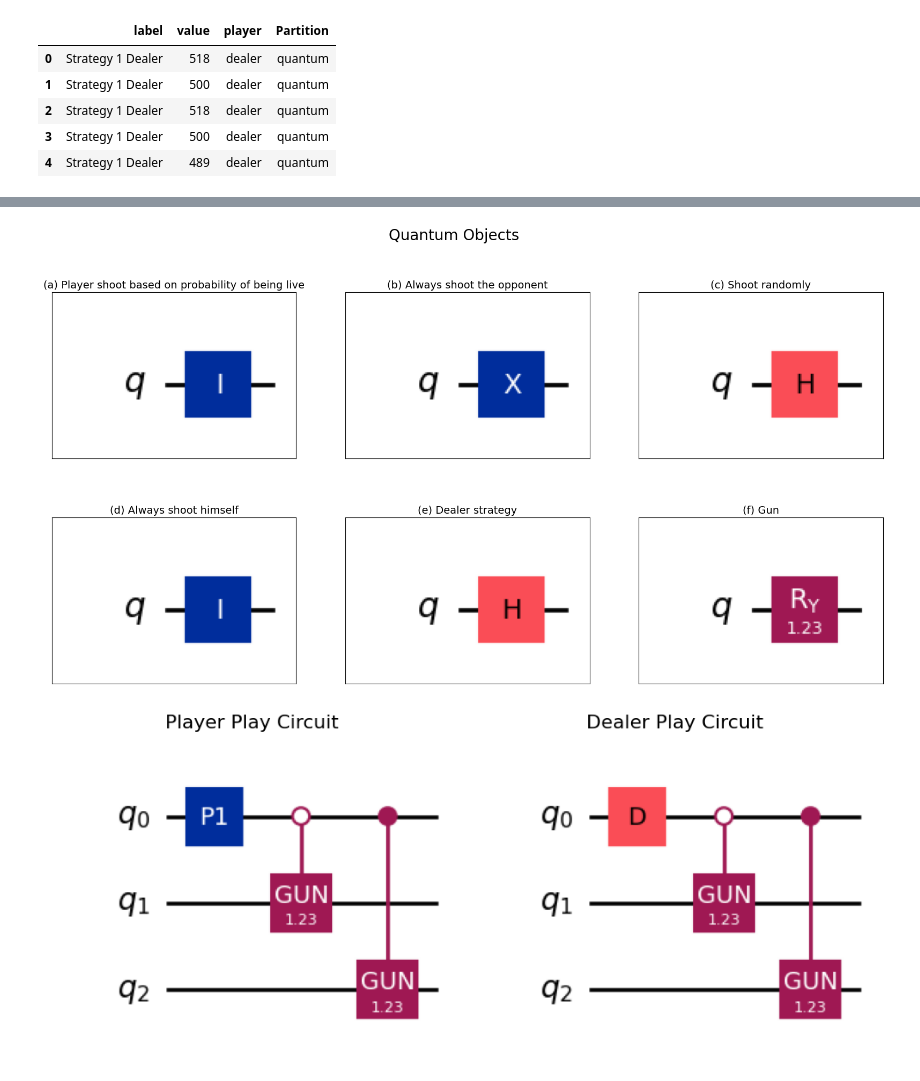
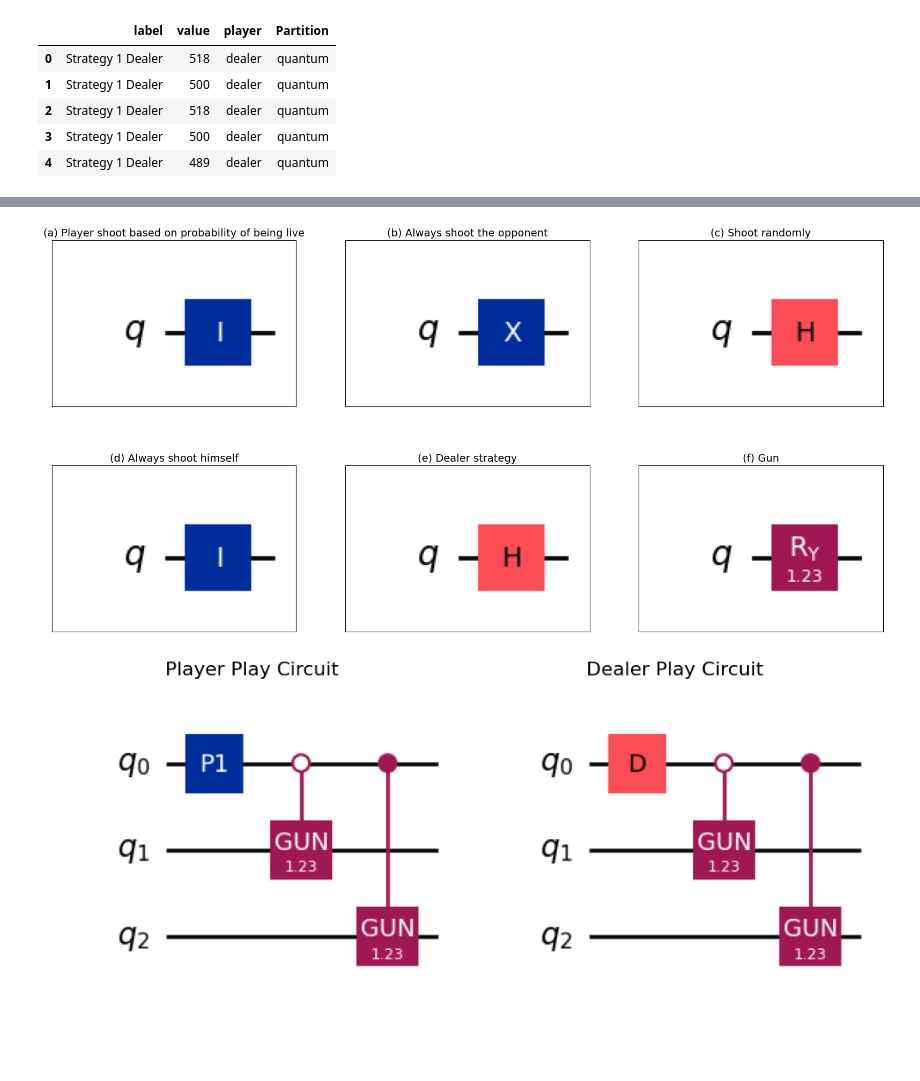
Before and after one commit to Dpbm/qbuck, a Jupyter notebook: buckshot-roulette.ipynb, the cells around one changed output, grey strips where cells are left out. Drawn from its saved outputs; the diff is of its cells as text; code cells hidden in the pictures; blank space fills up the shorter version.

```diff
--- a/buckshot-roulette.ipynb
+++ b/buckshot-roulette.ipynb
@@ -663,37 +659,36 @@ names = ('(a) Player shoot based on probability of being live', '(b) Always shoo
 current = 0
 
 fig, ax = plt.subplots(rows,cols, figsize=(20,10))
-fig.suptitle("Quantum Objects", fontsize=20)
 
 for i in range(rows):
     for j in range(cols):
         ax[i,j].tick_params(axis='x', which='both', bottom=False, top=False, labelbottom=False)
         ax[i,j].tick_params(axis='y', which='both', left=False, right=False, labelleft=False)
 
 
         ax[i,j].set_title(names[current], fontsize=14)
 
         qc = QuantumCircuit(1)
         strategy = objs[current]
         op = strategy(3,1)
         op.label = None
         qc.append(op, [0])
         circuit = qc.draw('mpl')
 
         buf = io.BytesIO()
         circuit.savefig(buf, format='png', bbox_inches='tight')
         buf.seek(0)
 
         img = Image.open(buf)
 
         ax[i,j].imshow(img)
 
         current += 1
 
 fig.savefig('quantum-strategies.png', bbox_inches="tight")
 plt.show()
 # %% [output]
-[figure, old version]
+[figure, new version]
 # %%
 plots = 2
 plays = (player_play(player1, 3, 1, name=""), dealer_play(dealer, 3, 1, name=""))
```
Also changed, not shown: parts of 2 cells of this notebook, 3 other files.
